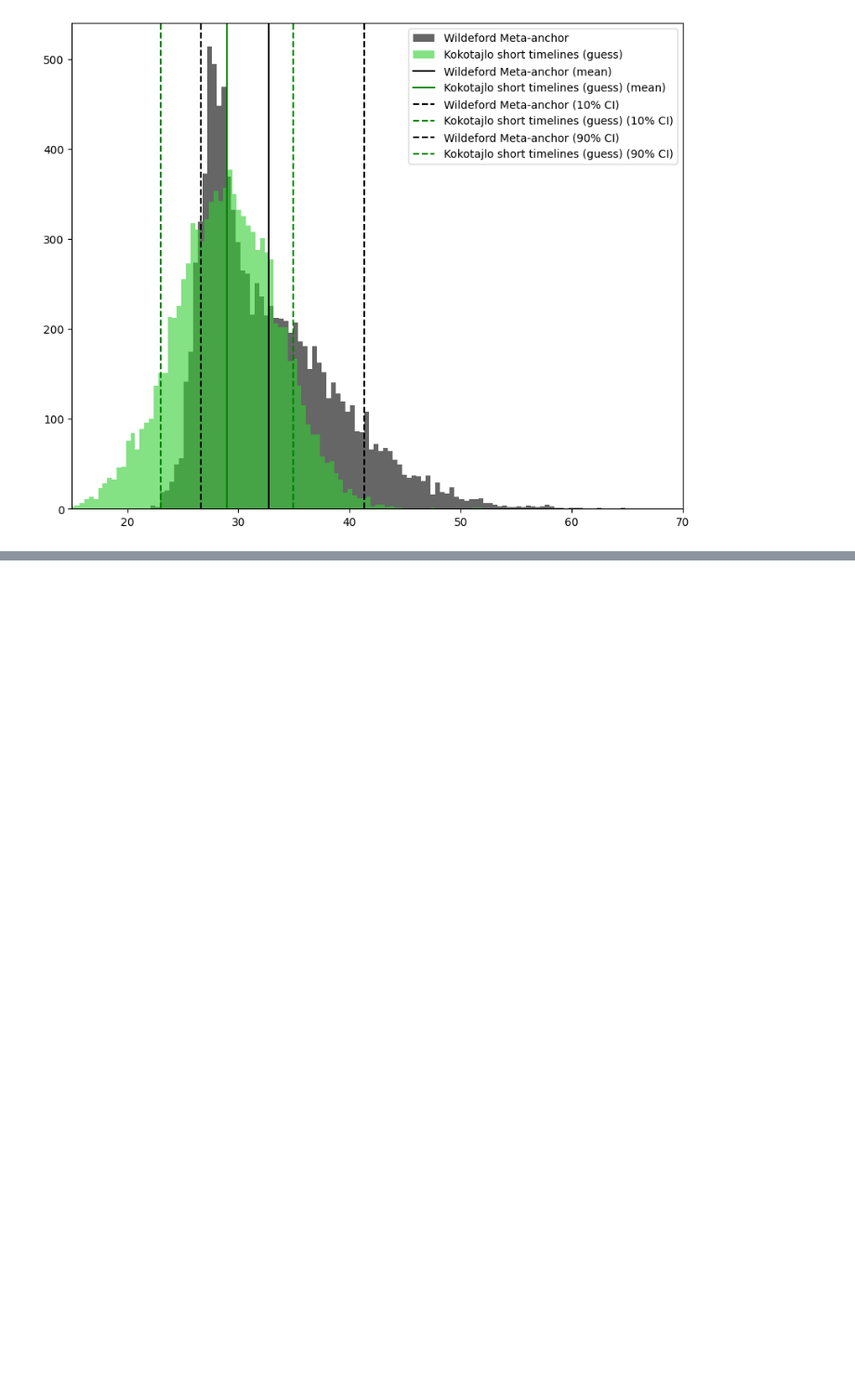
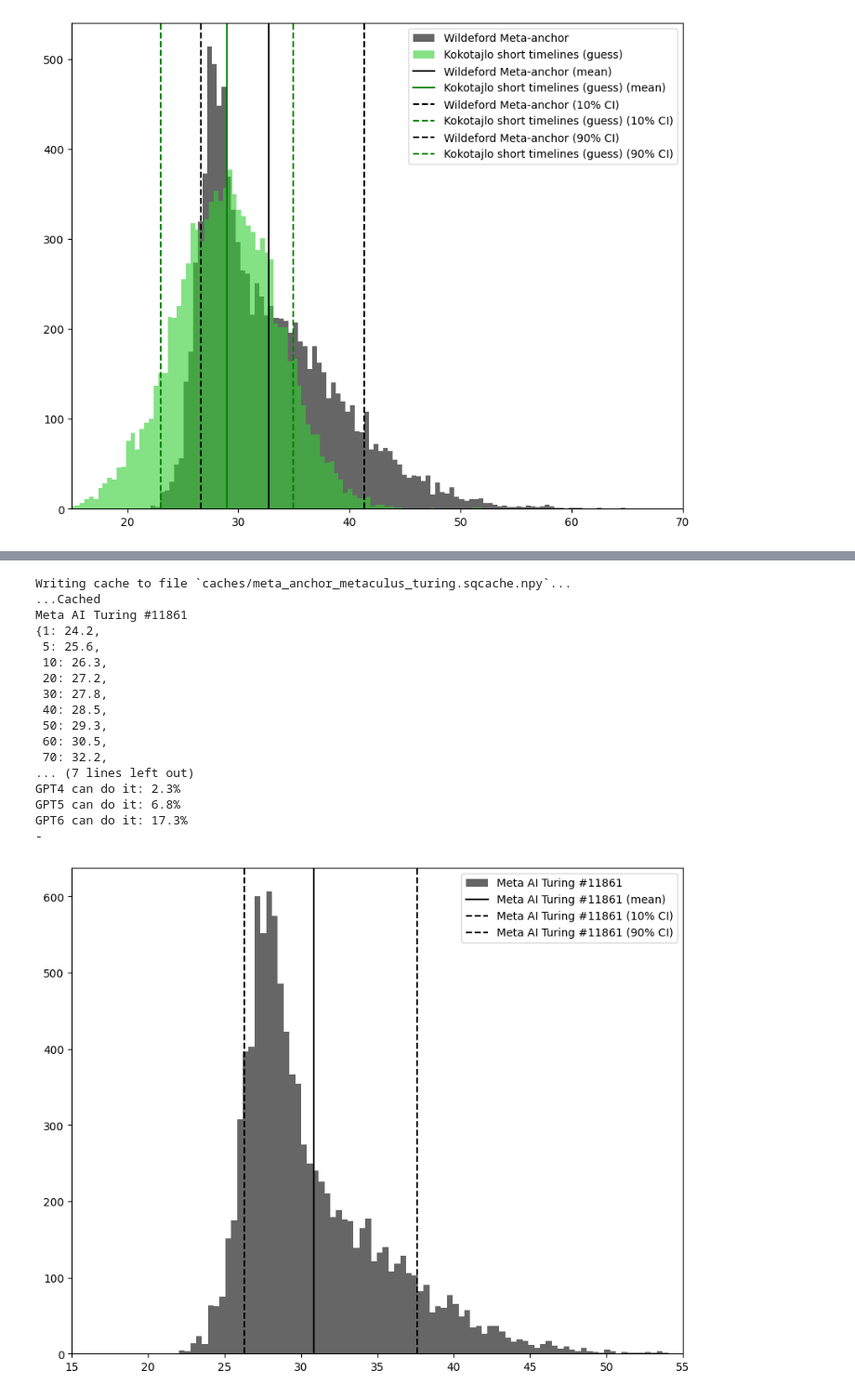
Before and after one commit to rethinkpriorities/future-assessment-model, a Jupyter notebook: (1) Anchors.ipynb, the cells around one changed output, grey strips where cells are left out. Shown at 93% size. Saved outputs shown, nothing was run; the diff lists cells and outputs as text; code cells hidden in the pictures; blank space fills up the shorter version.

```diff
--- a/(1) Anchors.ipynb
+++ b/(1) Anchors.ipynb
@@ -910,0 +949,32 @@ GPT6 can do it: 33.7%
+# %%
+# When will an AI first pass a long, informed, adversarial Turing test?
+# https://www.metaculus.com/questions/11861/when-will-ai-pass-a-difficult-turing-test/
+
+meta_anchor_parity = tai_log_flop_needs(brain=sq.lognorm(11,19.5),
+                                        efficiency=sq.norm(-1,1),
+                                        transformative_vs_human=0,
+                                        horizon_length=0,
+                                        scaling_exponent=sq.norm(0.5,1.5),
+                                        flops_per_param_per_sec=sq.norm(1,2),
+                                        bayes_update=peter_bayes_update_against_low_flop)
+meta_anchor_parity_samples = sq.sample(meta_anchor_parity, dump_cache_file='caches/meta_anchor_metaculus_turing', n=10000, verbose=True)
+plot_anchors(meta_anchor_parity_samples, xlim=[15,55], label1='Meta AI Turing #11861')
+# %% [output]
+Writing cache to file `caches/meta_anchor_metaculus_turing.sqcache.npy`...
+...Cached
+Meta AI Turing #11861
+{1: 24.2,
+ 5: 25.6,
+ 10: 26.3,
+ 20: 27.2,
+ 30: 27.8,
+ 40: 28.5,
+ 50: 29.3,
+ 60: 30.5,
+ 70: 32.2,
+... (7 lines left out)
+GPT4 can do it: 2.3%
+GPT5 can do it: 6.8%
+GPT6 can do it: 17.3%
+-
+[figure, added]
```
Also changed, not shown: parts of 3 cells of this notebook, 1 other file.
